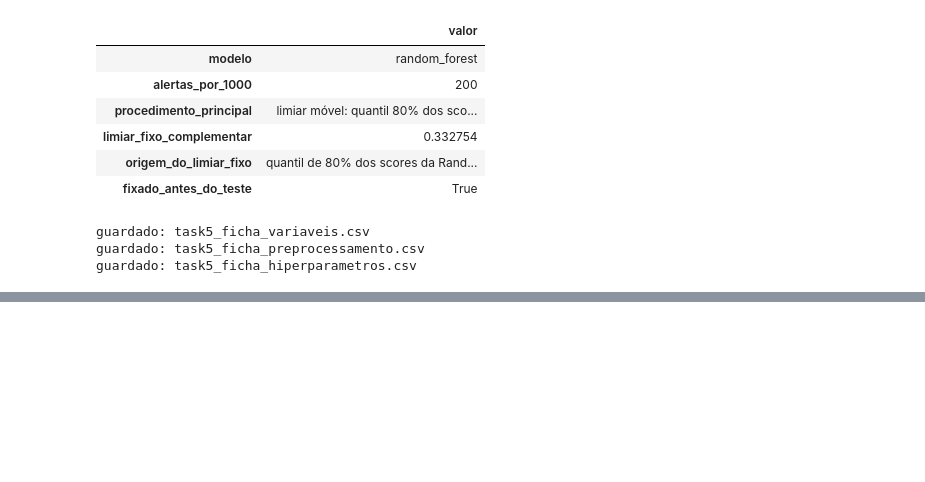
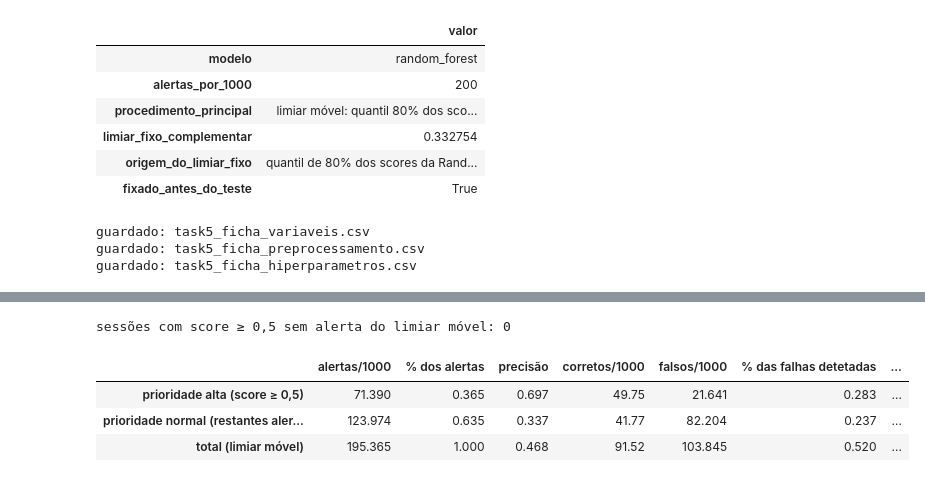
Before and after one commit to 1231478-Ellah-Fleischmann/MINDD-PROJETO, a Jupyter notebook: task5.ipynb, the cells around one changed output, grey strips where cells are left out. Drawn from its saved outputs; the diff is of its cells as text; code cells hidden in the pictures; blank space fills up the shorter version.

```diff
--- a/task5.ipynb
+++ b/task5.ipynb
@@ -900,0 +967,20 @@ guardado: task5_ficha_hiperparametros.csv
+# %%
+print(f"sessões com score ≥ 0,5 sem alerta do limiar móvel: {int(((s_t >= 0.5) & (pred_rf == 0)).sum())}")
+niveis = {"prioridade alta (score ≥ 0,5)": (pred_rf == 1) & (s_t >= 0.5),
+          "prioridade normal (restantes alertas)": (pred_rf == 1) & (s_t < 0.5),
+          "total (limiar móvel)": pred_rf == 1}
+linhas_niv = {}
+for nome, m in niveis.items():
+    tp = int((m & (y_t == 1)).sum()); fp = int((m & (y_t == 0)).sum())
+    linhas_niv[nome] = {"alertas/1000": 1000 * m.mean(), "% dos alertas": m.sum() / pred_rf.sum(),
+                        "precisão": tp / m.sum(), "corretos/1000": 1000 * tp / len(y_t),
+                        "falsos/1000": 1000 * fp / len(y_t), "% das falhas detetadas": tp / y_t.sum(),
+                        "falsos alertas por acerto": fp / tp}
+prioridade = pd.DataFrame(linhas_niv).T
+prioridade.round(3)
+# %% [output]
+sessões com score ≥ 0,5 sem alerta do limiar móvel: 0
+|  | alertas/1000 | % dos alertas | precisão | corretos/1000 | falsos/1000 | % das falhas detetadas | ... |
+| prioridade alta (score ≥ 0,5) | 71.390 | 0.365 | 0.697 | 49.75 | 21.641 | 0.283 | ... |
+| prioridade normal (restantes aler... | 123.974 | 0.635 | 0.337 | 41.77 | 82.204 | 0.237 | ... |
+| total (limiar móvel) | 195.365 | 1.000 | 0.468 | 91.52 | 103.845 | 0.520 | ... |
```
Also changed, not shown: parts of 7 cells of this notebook, 3 other files.
